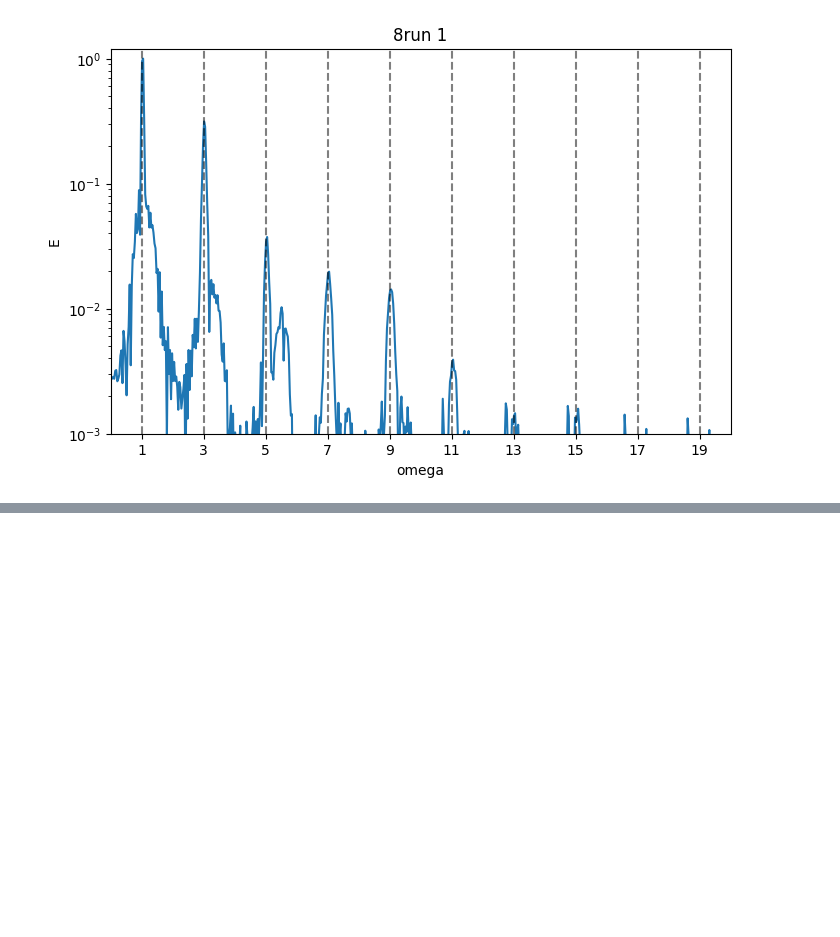
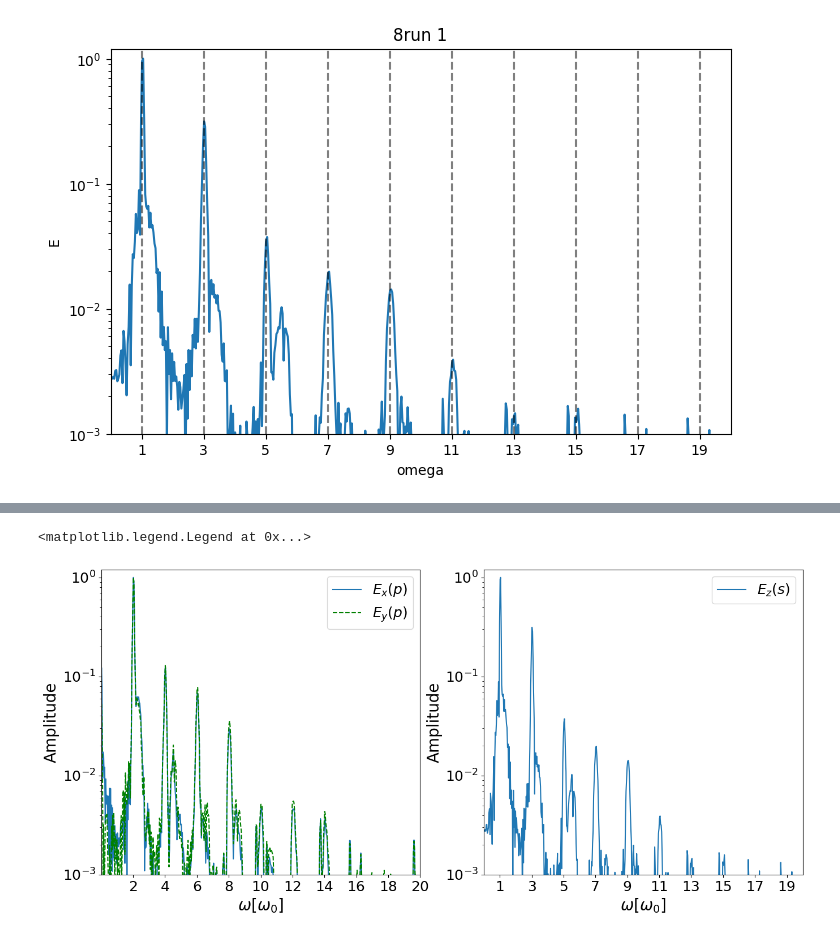
Before and after one commit to Hari31416/MSc_Project, a Jupyter notebook: EPOCH/TwoD/Final/plots.ipynb, the cells around one changed output, grey strips where cells are left out. Drawn from its saved outputs; the diff is of its cells as text; code cells hidden in the pictures; blank space fills up the shorter version.

```diff
--- a/EPOCH/TwoD/Final/plots.ipynb
+++ b/EPOCH/TwoD/Final/plots.ipynb
@@ -115,0 +143,11 @@ plot_one_fft(ax, "8run", "1", "z", ticks="o")
+# %%
+fig, ax = plt.subplots(1, 2, figsize = (16, 7))
+plot_one_fft(ax[0], "8run", "1", "x", ticks="even", hline=False)
+plot_one_fft(ax[0], "8run", "1", "y", ticks="even", hline=False, color="g", linestyle="--")
+plot_one_fft(ax[1], "8run", "1", "z", ticks="odd", hline=False)
+ax[0].legend()
+ax[1].legend()
+fig.savefig(f"{SAVE_PATH}/s2d.png", bbox_inches="tight")
+# %% [output]
+<matplotlib.legend.Legend at 0x...>
+[figure, added]
```
Also changed, not shown: parts of 7 cells of this notebook, 15 other files.
